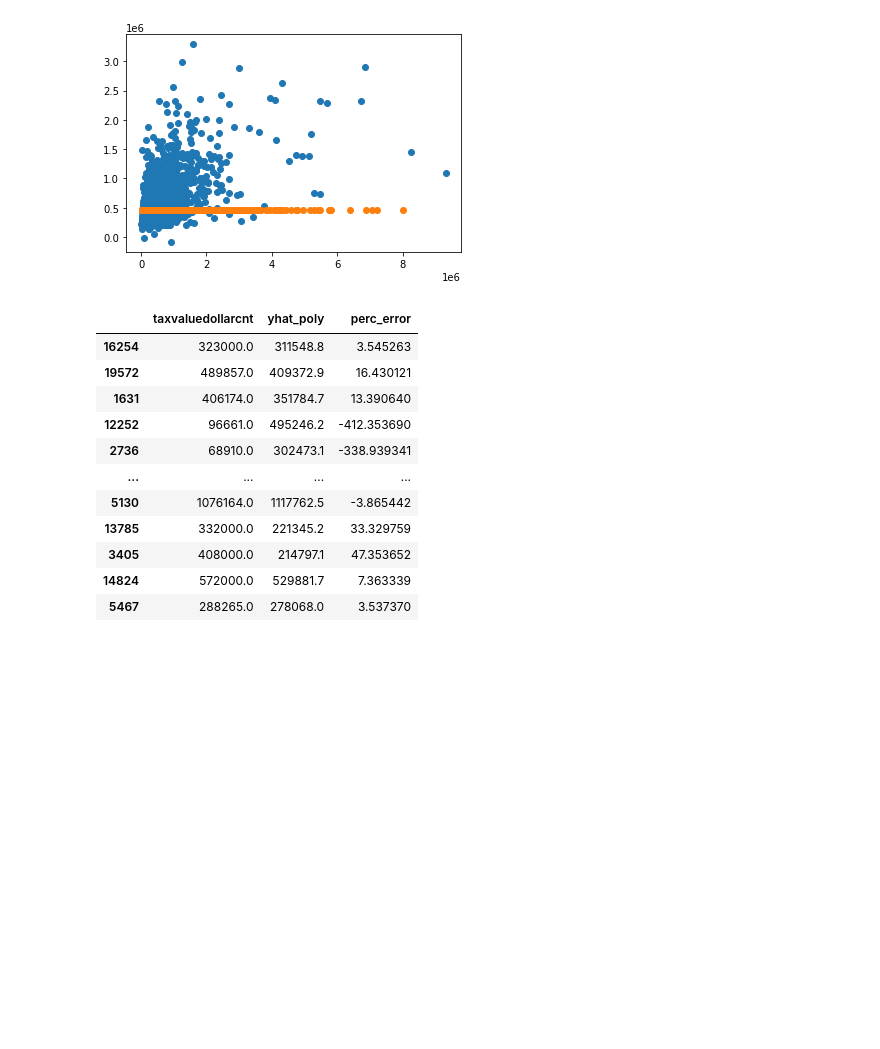
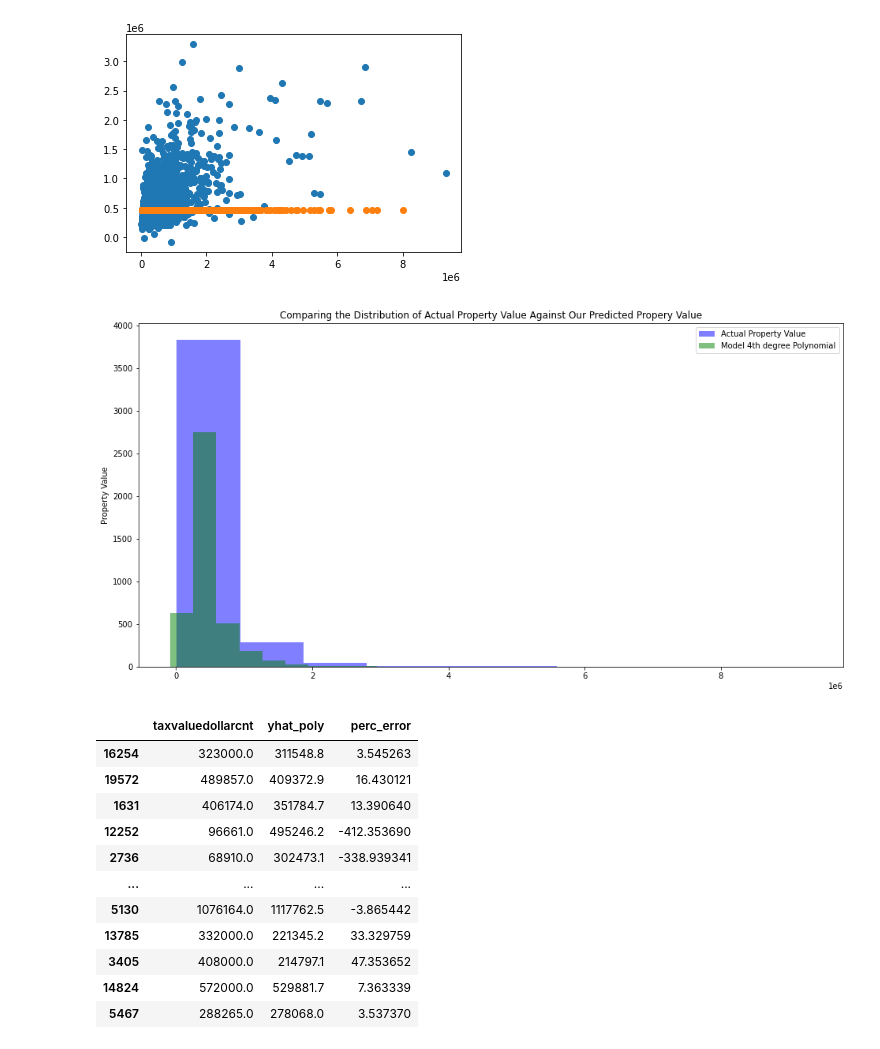
Before and after one commit to AAranda10/regression_project, a Jupyter notebook: data/modeling/modeling.ipynb, the cells around one changed output. Cells and saved outputs as stored; diff of their text form; code cells hidden in the pictures; blank space fills up the shorter version.

```diff
--- a/data/modeling/modeling.ipynb
+++ b/data/modeling/modeling.ipynb
@@ -458,6 +463,17 @@ plt.scatter(y_train.taxvaluedollarcnt, y_train.yhat_baseline, label='Baseline Pr
 # %% [output]
 <matplotlib.collections.PathCollection at 0x...>
 [figure]
+# %%
+# plot to visualize actual vs predicted.
+plt.figure(figsize=(16,8))
+plt.hist(y_test.taxvaluedollarcnt, color='blue', alpha=.5, label="Actual Property Value")
+plt.hist(y_test.yhat_poly, color='green', alpha=.5, label="Model 4th degree Polynomial")
+plt.ylabel("Property Value")
+plt.title("Comparing the Distribution of Actual Property Value Against Our Predicted Propery Value")
+plt.legend()
+plt.show()
+# %% [output]
+[figure, added]
 # %%
 y_test['perc_error'] = ((y_test.taxvaluedollarcnt - y_test.yhat_poly) / y_test.taxvaluedollarcnt) * 100
 y_test
```
Also changed, not shown: parts of 1 cell of this notebook, 1 other file.
